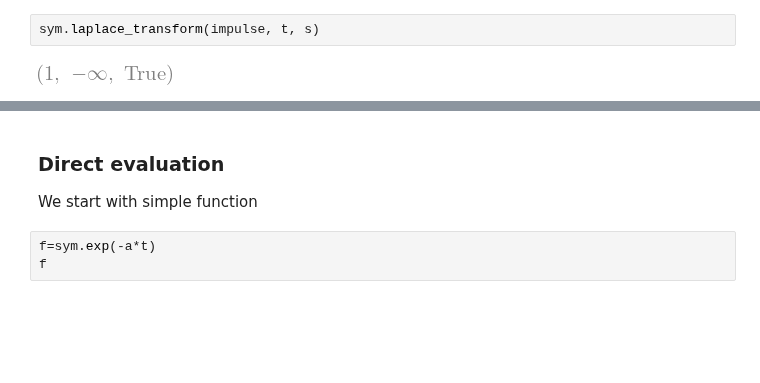
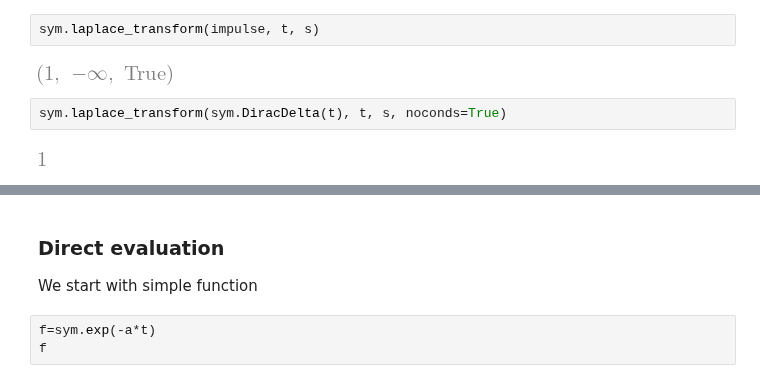
Before and after one commit to sayedul79/python-control-system, a Jupyter notebook: laplace_transform.ipynb, the cells around one changed output, grey strips where cells are left out. Cells and saved outputs as stored; diff of their text form; blank space fills up the shorter version.

```diff
--- a/laplace_transform.ipynb
+++ b/laplace_transform.ipynb
@@ -63,3 +64,7 @@ impulse
 sym.laplace_transform(impulse, t, s)
 # %% [output]
 [figure]
+# %%
+sym.laplace_transform(sym.DiracDelta(t), t, s, noconds=True)
+# %% [output]
+[figure, added]
```
Also changed, not shown: parts of 58 cells of this notebook.
